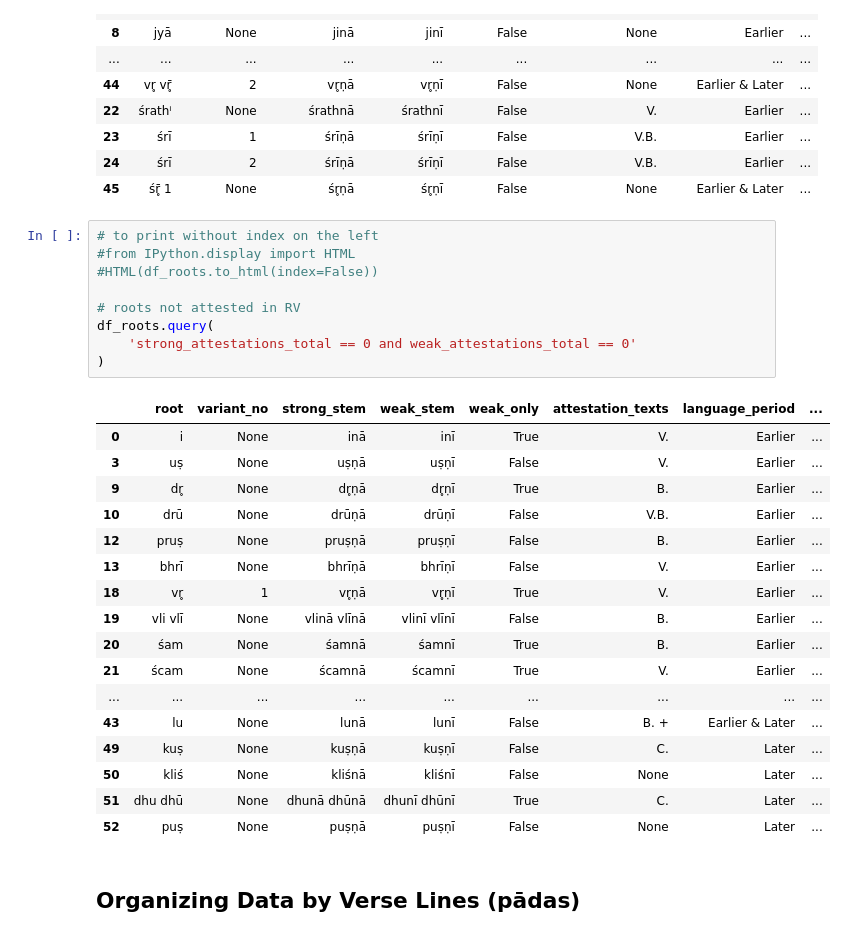
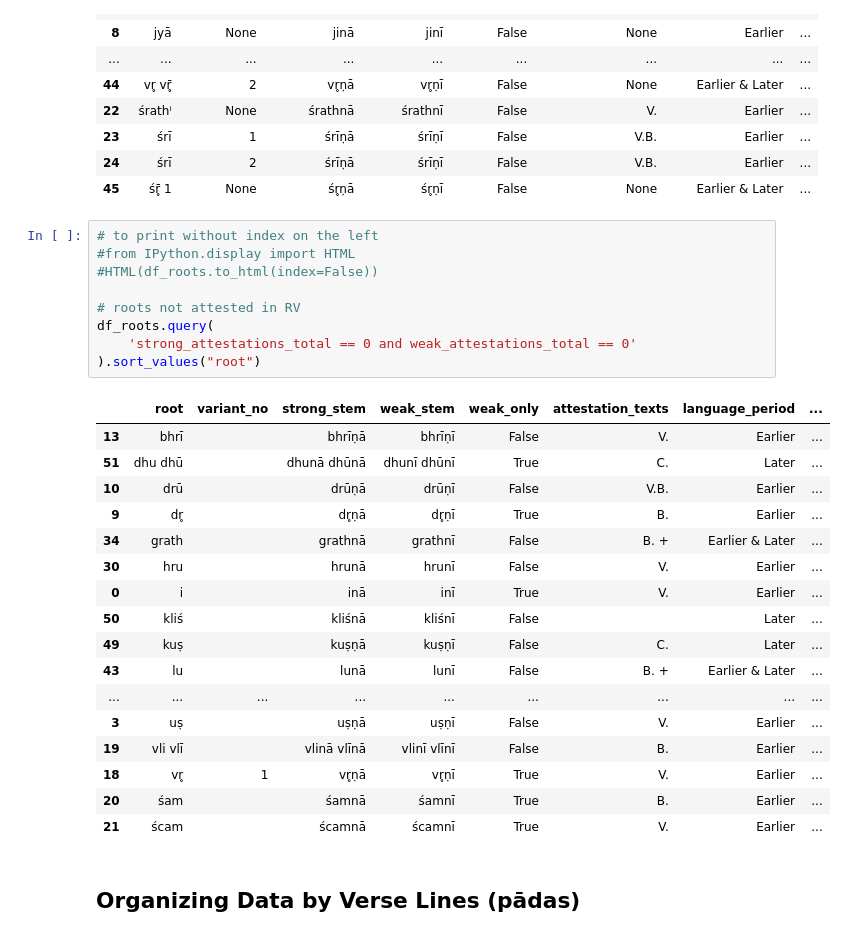
Before and after one commit to anupdhml/sanskrit_ninth_class_meter, a Jupyter notebook: README.ipynb, the cells around one changed output. Saved outputs shown, nothing was run; the diff lists cells and outputs as text.

Commit message:
Sort roots for output
Signed-off-by: Anup Dhamala <anupdhml+git@gmail.com>

```diff
--- a/README.ipynb
+++ b/README.ipynb
@@ -566,30 +566,30 @@ df_roots.query(
 # %%
 # to print without index on the left
 #from IPython.display import HTML
 #HTML(df_roots.to_html(index=False))
 
 # roots not attested in RV
 df_roots.query(
     'strong_attestations_total == 0 and weak_attestations_total == 0'
-)
+).sort_values("root")
 # %% [output]
 |  | root | variant_no | strong_stem | weak_stem | weak_only | attestation_texts | language_period | ... |
-| 0 | i | None | inā | inī | True | V. | Earlier | ... |
-| 3 | uṣ | None | uṣṇā | uṣṇī | False | V. | Earlier | ... |
-| 9 | dr̥ | None | dr̥ṇā | dr̥ṇī | True | B. | Earlier | ... |
-| 10 | drū | None | drūṇā | drūṇī | False | V.B. | Earlier | ... |
-| 12 | pruṣ | None | pruṣṇā | pruṣṇī | False | B. | Earlier | ... |
-| 13 | bhrī | None | bhrīṇā | bhrīṇī | False | V. | Earlier | ... |
+| 13 | bhrī |  | bhrīṇā | bhrīṇī | False | V. | Earlier | ... |
+| 51 | dhu dhū |  | dhunā dhūnā | dhunī dhūnī | True | C. | Later | ... |
+| 10 | drū |  | drūṇā | drūṇī | False | V.B. | Earlier | ... |
+| 9 | dr̥ |  | dr̥ṇā | dr̥ṇī | True | B. | Earlier | ... |
+| 34 | grath |  | grathnā | grathnī | False | B. + | Earlier & Later | ... |
+| 30 | hru |  | hrunā | hrunī | False | V. | Earlier | ... |
+| 0 | i |  | inā | inī | True | V. | Earlier | ... |
+| 50 | kliś |  | kliśnā | kliśnī | False |  | Later | ... |
+| 49 | kuṣ |  | kuṣṇā | kuṣṇī | False | C. | Later | ... |
+| 43 | lu |  | lunā | lunī | False | B. + | Earlier & Later | ... |
+| ... | ... | ... | ... | ... | ... | ... | ... | ... |
+| 3 | uṣ |  | uṣṇā | uṣṇī | False | V. | Earlier | ... |
+| 19 | vli vlī |  | vlinā vlīnā | vlinī vlīnī | False | B. | Earlier | ... |
 | 18 | vr̥ | 1 | vr̥ṇā | vr̥ṇī | True | V. | Earlier | ... |
-| 19 | vli vlī | None | vlinā vlīnā | vlinī vlīnī | False | B. | Earlier | ... |
-| 20 | śam | None | śamnā | śamnī | True | B. | Earlier | ... |
-| 21 | ścam | None | ścamnā | ścamnī | True | V. | Earlier | ... |
-| ... | ... | ... | ... | ... | ... | ... | ... | ... |
-| 43 | lu | None | lunā | lunī | False | B. + | Earlier & Later | ... |
-| 49 | kuṣ | None | kuṣṇā | kuṣṇī | False | C. | Later | ... |
-| 50 | kliś | None | kliśnā | kliśnī | False | None | Later | ... |
-| 51 | dhu dhū | None | dhunā dhūnā | dhunī dhūnī | True | C. | Later | ... |
-| 52 | puṣ | None | puṣṇā | puṣṇī | False | None | Later | ... |
+| 20 | śam |  | śamnā | śamnī | True | B. | Earlier | ... |
+| 21 | ścam |  | ścamnā | ścamnī | True | V. | Earlier | ... |
 # %% [markdown]
 ## Organizing Data by Verse Lines (pādas)
 # %%
```
Also changed, not shown: parts of 2 cells of this notebook.
